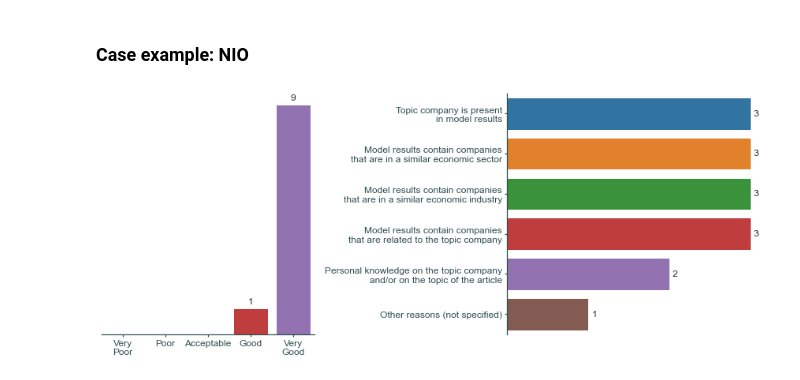
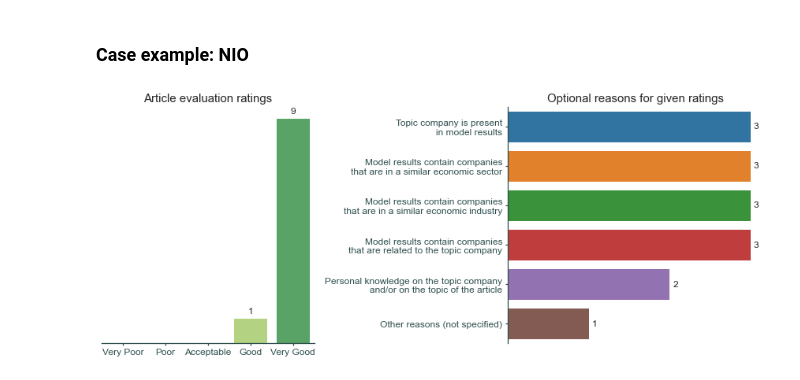
Before and after one commit to LukasRub/stocks-tldr, a Jupyter notebook: notebooks/eda/Exploring user study results.ipynb, the cells around one changed output. Drawn from its saved outputs; the diff is of its cells as text; code cells hidden in the pictures.

```diff
--- a/notebooks/eda/Exploring user study results.ipynb
+++ b/notebooks/eda/Exploring user study results.ipynb
@@ -20,6 +20,9 @@ utils = importlib.util.module_from_spec(spec)
 spec.loader.exec_module(utils)
 # %%
 FIGURES_DIR = "../../figures/"
+TASK_ONE_DATA_PATH = "../../data/raw/user_study_results/dataclips_aolcedkqrfjfehnxrhunrbysyepr.json"
+TASK_TWO_DATA_PATH = "../../data/raw/user_study_results/dataclips_gdnjjptpwsyunzmhlqhqsodmmqda.json"
+STOCKS_PATH = "../../data/processed/stocks/revolut.2021-07-05.complete.stocks.jsonl"
 # %% [markdown]
 ### Converting raw data to appropriate formats
 # %%
@@ -40,3 +57,13 @@ dict_keys(['title', 'values', 'fields', 'types', 'type_names', 'started_at', 'fi
 # %% [markdown]
 #### Converting  raw database rating values to Likert scale
+# %%
+def rating_index(rating_value):
+    rating_id = rating_value.split("-")[-1]
+    if rating_id == "none":
+        return np.inf
+    else:
+        return int(rating_id)
+
+likert_scale_t1 = ["Very Poor", "Poor", "Acceptable", "Good", "Very Good"]
+likert_scale_t2 = ["Very Poor", "Poor", "Acceptable", "Good", "Very Good", "Not Sure"]
 # %%
@@ -67,10 +111,12 @@ article_evals_df
 # %% [markdown]
 #### Converting raw database optional reason values to values defined in the Web app
 # %%
-article_evals_df.optional_reasons = article_evals_df.optional_reasons.apply(ast.literal_eval)
+article_evals.optional_reasons = article_evals.optional_reasons.apply(ast.literal_eval)
+stock_evals.optional_reasons = stock_evals.optional_reasons.apply(ast.literal_eval)
 
 with pd.option_context("display.max_colwidth",  100):
-    display(article_evals_df)
+    display(article_evals)
+    display(stock_evals)
 # %% [output]
 |  | id | doc_id | rating | optional_reasons |
 | 0 | 1 | 43 | Acceptable | [optional-reason-1, optional-reas... |
@@ -88,15 +147,15 @@ with pd.option_context("display.max_colwidth",  100):
 # %%
 # To check if all optional reasons where used
-def optional_reason_factory(mask=None):
+def optional_reason_factory(df, mask=None):
     if mask is not None:
-        df = article_evals_df[mask]
-    else:
-        df = article_evals_df
+        df = df[mask]
     return reduce(list.__add__,
                   [list_ for _, list_ in df.optional_reasons.iteritems()
                    if len(list_) > 0])
 
-all_optional_reasons = optional_reason_factory()
+all_optional_reasons_t1 = optional_reason_factory(article_evals)
+all_optional_reasons_t2 = optional_reason_factory(stock_evals)
 
-set(all_optional_reasons)
+print(set(all_optional_reasons_t1))
+print(set(all_optional_reasons_t2))
 # %% [output]
@@ -134,33 +363,34 @@ sns.set(style="whitegrid", rc=rc)
 ### Case example: NIO
 # %%
 nio_doc_id = "3"
-nio_mask = article_evals_df.doc_id == nio_doc_id
-nio_optional_reasons = optional_reason_factory(nio_mask)
+nio_mask = article_evals.doc_id == nio_doc_id
+nio_optional_reasons = optional_reason_factory(article_evals, nio_mask)
 
 fig, (ax1, ax2) = plt.subplots(nrows=1, ncols=2, figsize=(12, 5), gridspec_kw={'width_ratios': [1, 1.2]})
 
-sns.countplot(x="rating", data=article_evals_df[nio_mask],
-                order=likert_scale, palette=palette, ax=ax1)
+sns.countplot(x="rating", data=article_evals[nio_mask], order=likert_scale_t1,
+              palette=utils.plotting.signed_discrete_palette, ax=ax1)
 ax1.bar_label(ax1.containers[0], padding=4)
 ax1.spines["left"].set_visible(False)
 ax1.tick_params(axis="y", left=False)
 ax1.set_yticklabels([])
 ax1.set_ylabel(None)
 ax1.set_xlabel(None)
+ax1.set_title("Article evaluation ratings", fontsize=15)
 
-sns.countplot(y=nio_optional_reasons, palette=palette, ax=ax2)
+sns.countplot(y=nio_optional_reasons, palette=utils.plotting.discrete_palette, ax=ax2)
 ax2.set_yticklabels(positive_optional_reason_labels)
 ax2.bar_label(ax2.containers[0], padding=4)
 ax2.spines["bottom"].set_visible(False)
 ax2.tick_params(axis="x", bottom=False)
 ax2.set_xticklabels([])
 ax2.set_ylabel(None)
 ax2.set_xlabel(None)
-
+ax2.set_title("Optional reasons for given ratings", fontsize=15)
 
 fig.tight_layout()
 plt.show()
 
 fig.savefig(Path(FIGURES_DIR) / "nio_evaluations.png", dpi=200)
 # %% [output]
-[figure, old version]
+[figure, new version]
```
Also changed, not shown: parts of 23 cells of this notebook, 20 other files.
